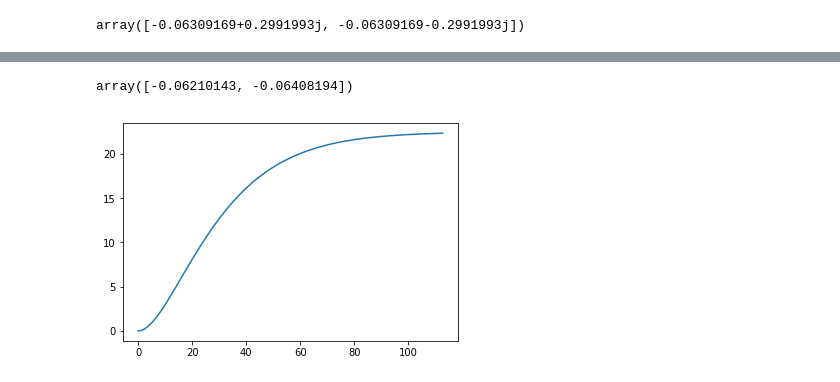
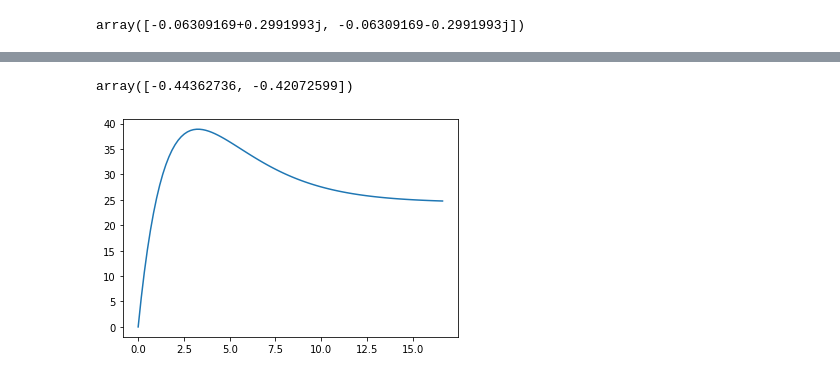
Before and after one commit to arthurrichards77/control_tutorial, a Jupyter notebook: model.ipynb, the cells around one changed output, grey strips where cells are left out. Saved outputs shown, nothing was run; the diff lists cells and outputs as text; code cells hidden in the pictures.

```diff
--- a/model.ipynb
+++ b/model.ipynb
@@ -31,7 +26,7 @@ p1 = 13.4
 p2 = 7.6
 y0 = 1.2
 yss = 5.5
-uss = -0.1
+uss = -0.05
 T = 93-72
 # %%
 logdec = log((p1-yss)/(p2-yss))
@@ -53,7 +48,7 @@ k= -42.99999999999999
 # %%
 A = np.array([[0,1],[-wn*wn,-2*zeta*wn]])
-B = np.array([[0],[1]])
-C = np.array([[-k*wn*wn,0]])
+B = np.array([[1.0],[0.0]])
+C = np.array([[-k*wn*wn,0]])*4.5
 D = np.array([0])
 (A,B,C,D)
 # %% [output]
@@ -74,17 +84,16 @@ array([-0.06309169+0.2991993j, -0.06309169-0.2991993j])
 # %%
-kp = 0.022266
-Acl = A+kp*np.dot(B,C)
-Bcl = kp*B
+kp = 0.0204
+Acl = A-kp*np.dot(B,C)
 w,v = np.linalg.eig(Acl)
 w
 # %% [output]
-array([-0.06210143, -0.06408194])
+array([-0.44362736, -0.42072599])
 # %%
-(t,y) = scipy.signal.step((Acl,Bcl,C,D))
+(t,y) = scipy.signal.step((Acl,B,C,D))
 plt.plot(t,y)
 plt.show()
 # %% [output]
-[figure, old version]
+[figure, new version]
 # %%
 %run fgplot.py fglog191009211058.csv
 # %% [output]
```
Also changed, not shown: parts of 9 cells of this notebook.
